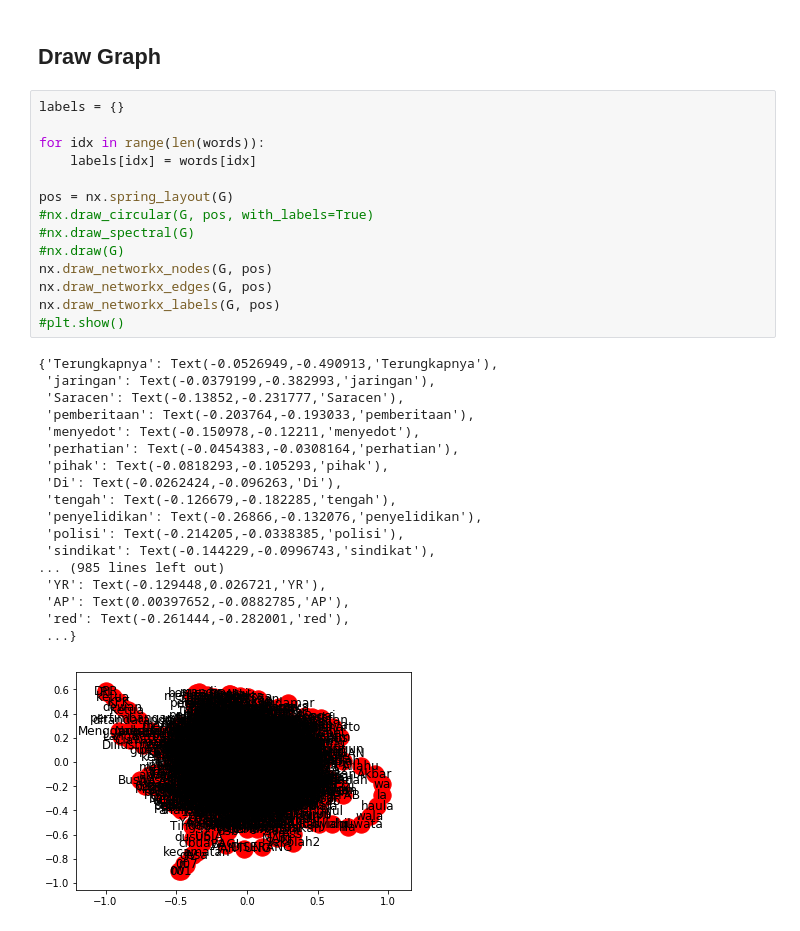
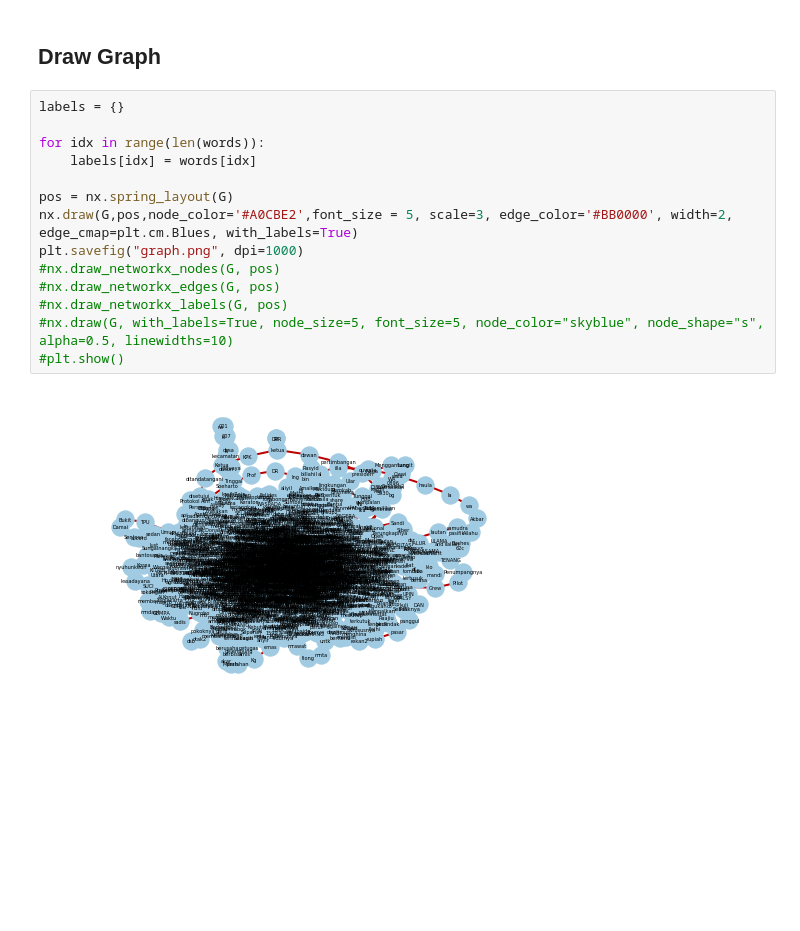
Before and after one commit to barliant/fnc-id, a Jupyter notebook: corpus/Words Network.ipynb, the cells around one changed output. Cells and saved outputs as stored; diff of their text form; blank space fills up the shorter version.

Commit message:
edit wordsnetwork.ipynb; got new issue: too much nodes on graph

```diff
--- a/corpus/Words Network.ipynb
+++ b/corpus/Words Network.ipynb
@@ -89,33 +89,16 @@ berhati hati
 # %%
 labels = {}
 
 for idx in range(len(words)):
     labels[idx] = words[idx]
 
 pos = nx.spring_layout(G)
-#nx.draw_circular(G, pos, with_labels=True)
-#nx.draw_spectral(G)
-#nx.draw(G)
-nx.draw_networkx_nodes(G, pos)
-nx.draw_networkx_edges(G, pos)
-nx.draw_networkx_labels(G, pos)
+nx.draw(G,pos,node_color='#A0CBE2',font_size = 5, scale=3, edge_color='#BB0000', width=2, edge_cmap=plt.cm.Blues, with_labels=True)
+plt.savefig("graph.png", dpi=1000)
+#nx.draw_networkx_nodes(G, pos)
+#nx.draw_networkx_edges(G, pos)
+#nx.draw_networkx_labels(G, pos)
+#nx.draw(G, with_labels=True, node_size=5, font_size=5, node_color="skyblue", node_shape="s", alpha=0.5, linewidths=10)
 #plt.show()
 # %% [output]
-{'Terungkapnya': Text(-0.0526949,-0.490913,'Terungkapnya'),
- 'jaringan': Text(-0.0379199,-0.382993,'jaringan'),
- 'Saracen': Text(-0.13852,-0.231777,'Saracen'),
- 'pemberitaan': Text(-0.203764,-0.193033,'pemberitaan'),
- 'menyedot': Text(-0.150978,-0.12211,'menyedot'),
- 'perhatian': Text(-0.0454383,-0.0308164,'perhatian'),
- 'pihak': Text(-0.0818293,-0.105293,'pihak'),
- 'Di': Text(-0.0262424,-0.096263,'Di'),
- 'tengah': Text(-0.126679,-0.182285,'tengah'),
- 'penyelidikan': Text(-0.26866,-0.132076,'penyelidikan'),
- 'polisi': Text(-0.214205,-0.0338385,'polisi'),
- 'sindikat': Text(-0.144229,-0.0996743,'sindikat'),
-... (985 lines left out)
- 'YR': Text(-0.129448,0.026721,'YR'),
- 'AP': Text(0.00397652,-0.0882785,'AP'),
- 'red': Text(-0.261444,-0.282001,'red'),
- ...}
-[figure, old version]
+[figure, new version]
```
Also changed, not shown: parts of 1 cell of this notebook, 1 other file.
